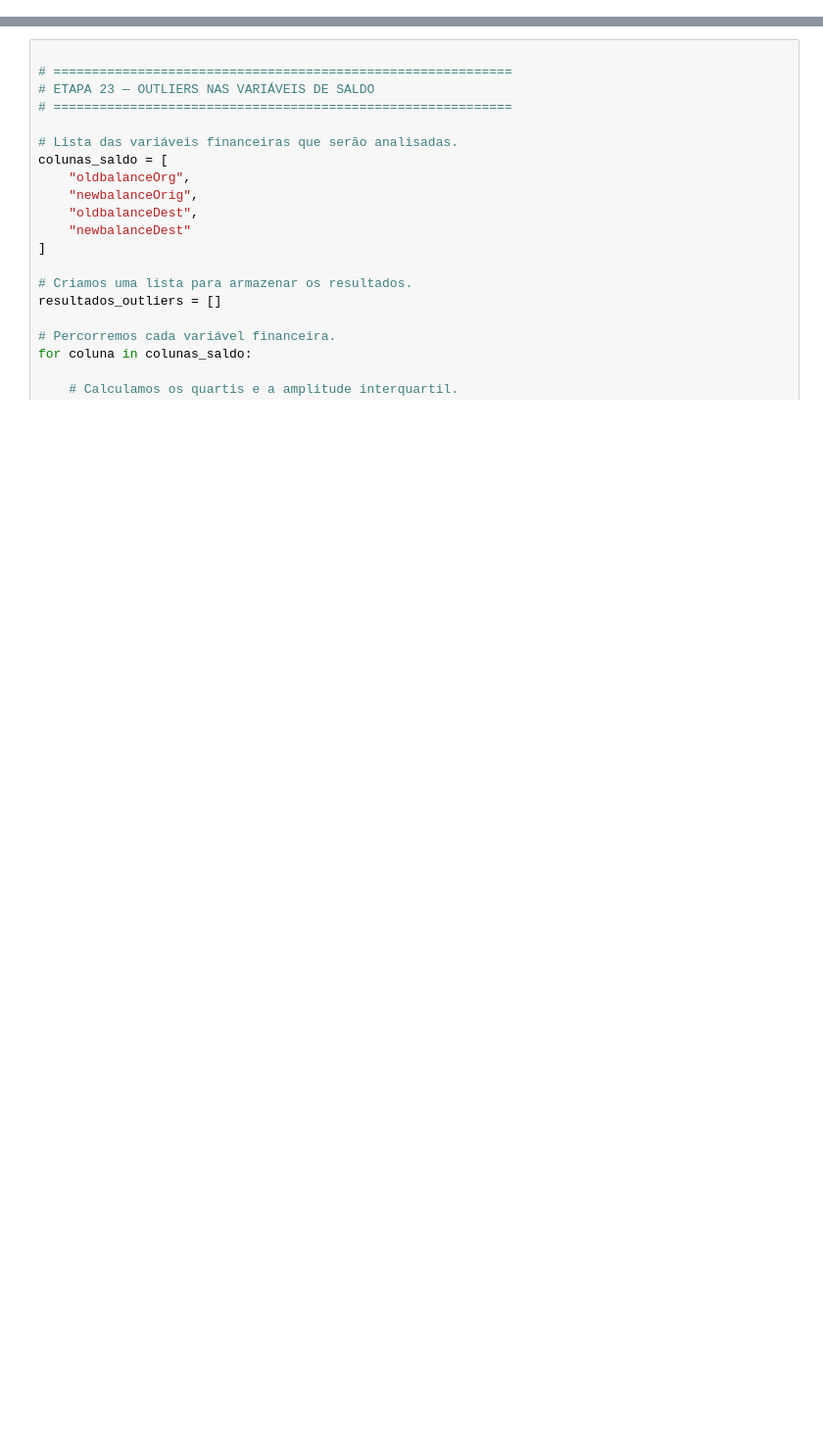
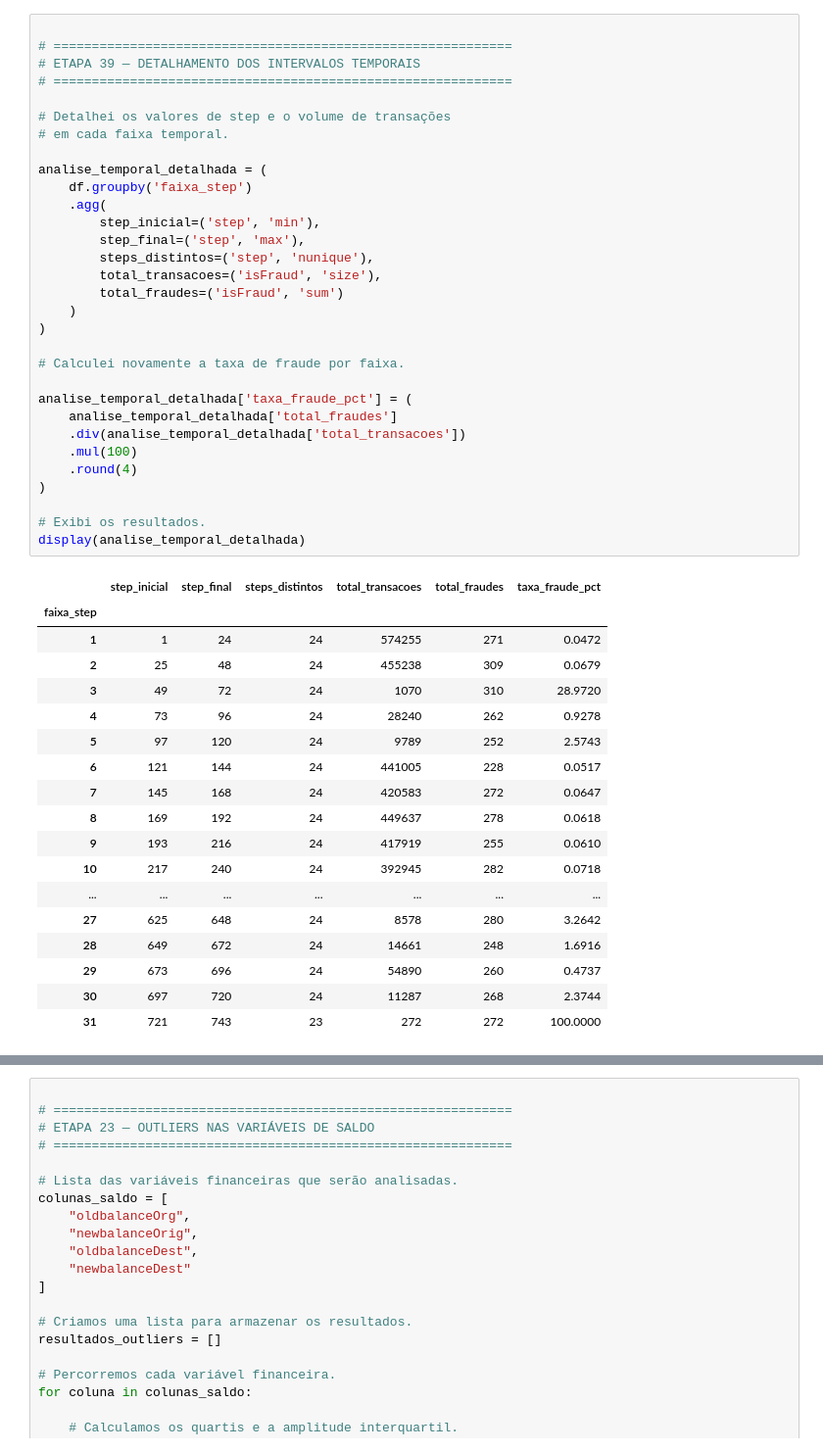
Before and after one commit to joaoribeiro-max/grupo5-fraud-detection, a Jupyter notebook: notebooks/01_analise_exploratoria.ipynb, the cells around one changed output, grey strips where cells are left out. Shown at 98% size. Cells and saved outputs as stored; diff of their text form; blank space fills up the shorter version.

```diff
--- a/notebooks/01_analise_exploratoria.ipynb
+++ b/notebooks/01_analise_exploratoria.ipynb
@@ -0,0 +424,50 @@
+# %%
+
+# ============================================================
+# ETAPA 39 — DETALHAMENTO DOS INTERVALOS TEMPORAIS
+# ============================================================
+
+# Detalhei os valores de step e o volume de transações
+# em cada faixa temporal.
+
+analise_temporal_detalhada = (
+    df.groupby('faixa_step')
+    .agg(
+        step_inicial=('step', 'min'),
+        step_final=('step', 'max'),
+        steps_distintos=('step', 'nunique'),
+        total_transacoes=('isFraud', 'size'),
+        total_fraudes=('isFraud', 'sum')
+    )
+)
+
+# Calculei novamente a taxa de fraude por faixa.
+
+analise_temporal_detalhada['taxa_fraude_pct'] = (
+    analise_temporal_detalhada['total_fraudes']
+    .div(analise_temporal_detalhada['total_transacoes'])
+    .mul(100)
+    .round(4)
+)
+
+# Exibi os resultados.
+display(analise_temporal_detalhada)
+# %% [output]
+|  | step_inicial | step_final | steps_distintos | total_transacoes | total_fraudes | taxa_fraude_pct |
+| faixa_step |  |  |  |  |  |  |
+| 1 | 1 | 24 | 24 | 574255 | 271 | 0.0472 |
+| 2 | 25 | 48 | 24 | 455238 | 309 | 0.0679 |
+| 3 | 49 | 72 | 24 | 1070 | 310 | 28.9720 |
+| 4 | 73 | 96 | 24 | 28240 | 262 | 0.9278 |
+| 5 | 97 | 120 | 24 | 9789 | 252 | 2.5743 |
+| 6 | 121 | 144 | 24 | 441005 | 228 | 0.0517 |
+| 7 | 145 | 168 | 24 | 420583 | 272 | 0.0647 |
+| 8 | 169 | 192 | 24 | 449637 | 278 | 0.0618 |
+| 9 | 193 | 216 | 24 | 417919 | 255 | 0.0610 |
+| 10 | 217 | 240 | 24 | 392945 | 282 | 0.0718 |
+| ... | ... | ... | ... | ... | ... | ... |
+| 27 | 625 | 648 | 24 | 8578 | 280 | 3.2642 |
+| 28 | 649 | 672 | 24 | 14661 | 248 | 1.6916 |
+| 29 | 673 | 696 | 24 | 54890 | 260 | 0.4737 |
+| 30 | 697 | 720 | 24 | 11287 | 268 | 2.3744 |
+| 31 | 721 | 743 | 23 | 272 | 272 | 100.0000 |
```
Also changed, not shown: parts of 25 cells of this notebook.
